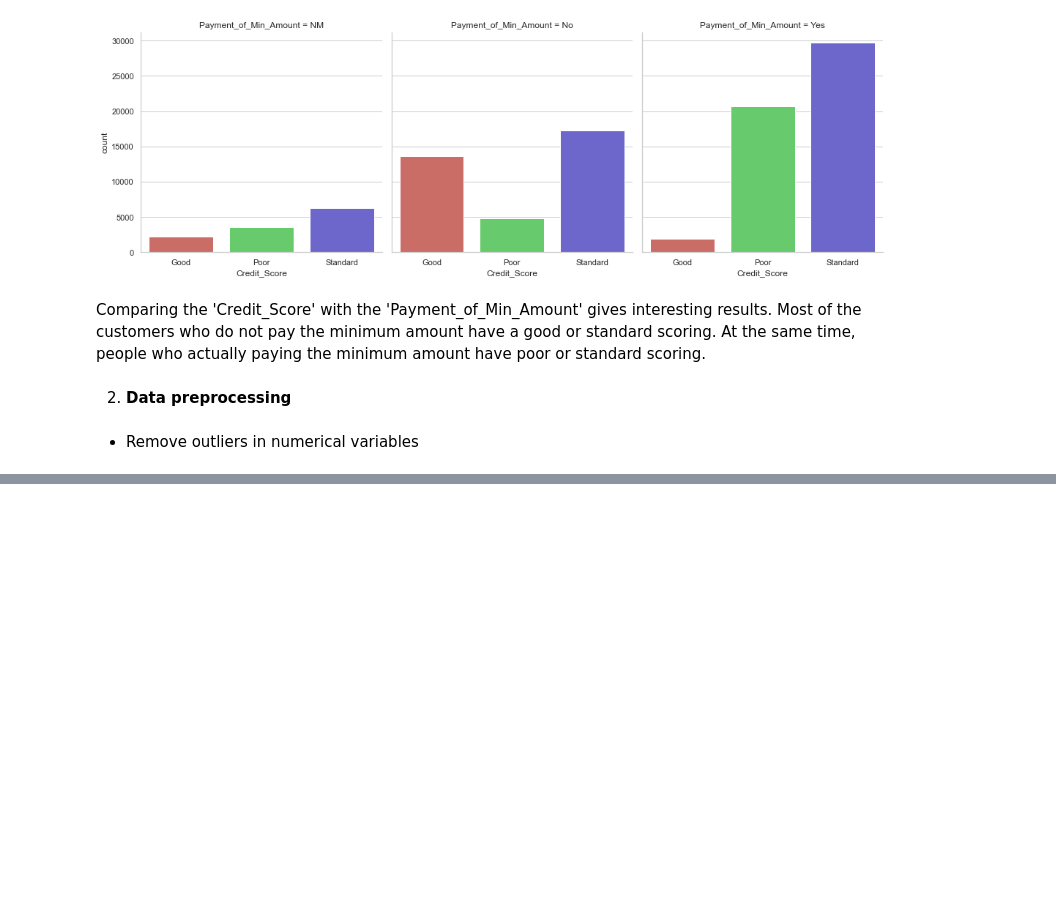
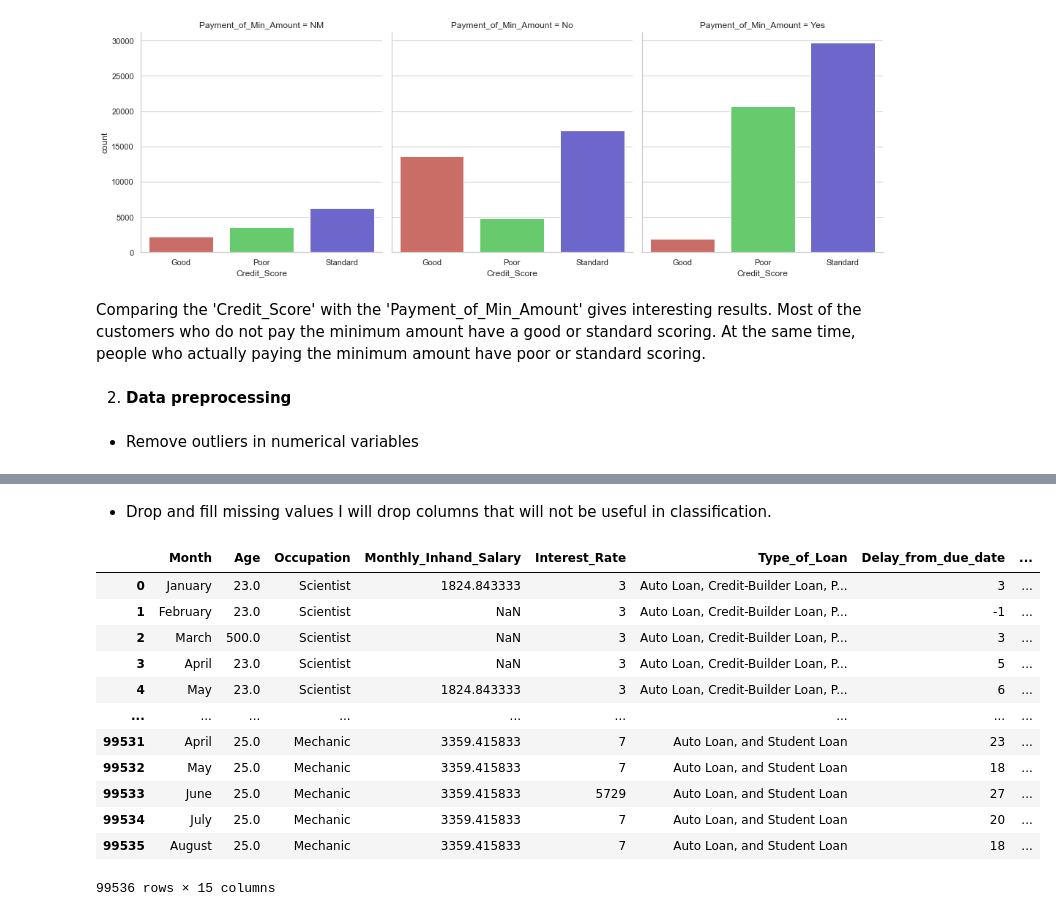
Before and after one commit to OlaJaglinska/Data-Science-Training, a Jupyter notebook: EDA/EDA.ipynb, the cells around one changed output, grey strips where cells are left out. Saved outputs shown, nothing was run; the diff lists cells and outputs as text; code cells hidden in the pictures; blank space fills up the shorter version.

```diff
--- a/EDA/EDA.ipynb
+++ b/EDA/EDA.ipynb
@@ -428,0 +466,20 @@ def remove_outlier(df_in, col_name):
+# %% [markdown]
+* Drop and fill missing values
+I will drop columns that will not be useful in classification.
+# %%
+df.drop(['ID', 'Customer_ID', 'Name', 'SSN', 'Annual_Income', 'Num_Bank_Accounts', 'Num_Credit_Card', 'Num_of_Loan', 'Credit_Mix', 'Credit_Utilization_Ratio', 'Credit_History_Age', 'Payment_Behaviour', 'Monthly_Balance'], axis = 1, inplace = True)
+df
+# %% [output]
+|  | Month | Age | Occupation | Monthly_Inhand_Salary | Interest_Rate | Type_of_Loan | Delay_from_due_date | ... |
+| 0 | January | 23.0 | Scientist | 1824.843333 | 3 | Auto Loan, Credit-Builder Loan, P... | 3 | ... |
+| 1 | February | 23.0 | Scientist | NaN | 3 | Auto Loan, Credit-Builder Loan, P... | -1 | ... |
+| 2 | March | 500.0 | Scientist | NaN | 3 | Auto Loan, Credit-Builder Loan, P... | 3 | ... |
+| 3 | April | 23.0 | Scientist | NaN | 3 | Auto Loan, Credit-Builder Loan, P... | 5 | ... |
+| 4 | May | 23.0 | Scientist | 1824.843333 | 3 | Auto Loan, Credit-Builder Loan, P... | 6 | ... |
+| ... | ... | ... | ... | ... | ... | ... | ... | ... |
+| 99531 | April | 25.0 | Mechanic | 3359.415833 | 7 | Auto Loan, and Student Loan | 23 | ... |
+| 99532 | May | 25.0 | Mechanic | 3359.415833 | 7 | Auto Loan, and Student Loan | 18 | ... |
+| 99533 | June | 25.0 | Mechanic | 3359.415833 | 5729 | Auto Loan, and Student Loan | 27 | ... |
+| 99534 | July | 25.0 | Mechanic | 3359.415833 | 7 | Auto Loan, and Student Loan | 20 | ... |
+| 99535 | August | 25.0 | Mechanic | 3359.415833 | 7 | Auto Loan, and Student Loan | 18 | ... |
+99536 rows × 15 columns
```
Also changed, not shown: parts of 19 cells of this notebook.
